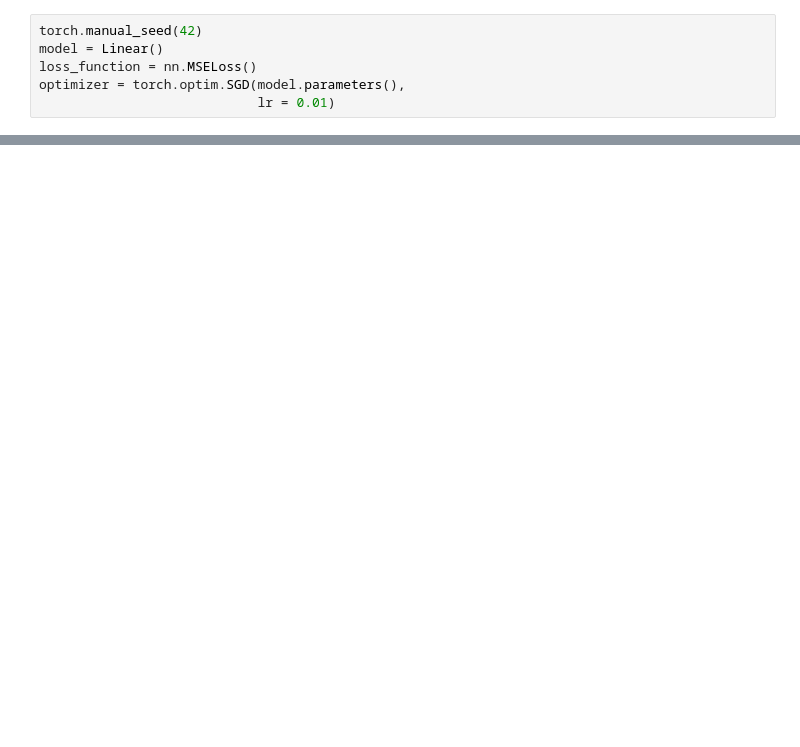
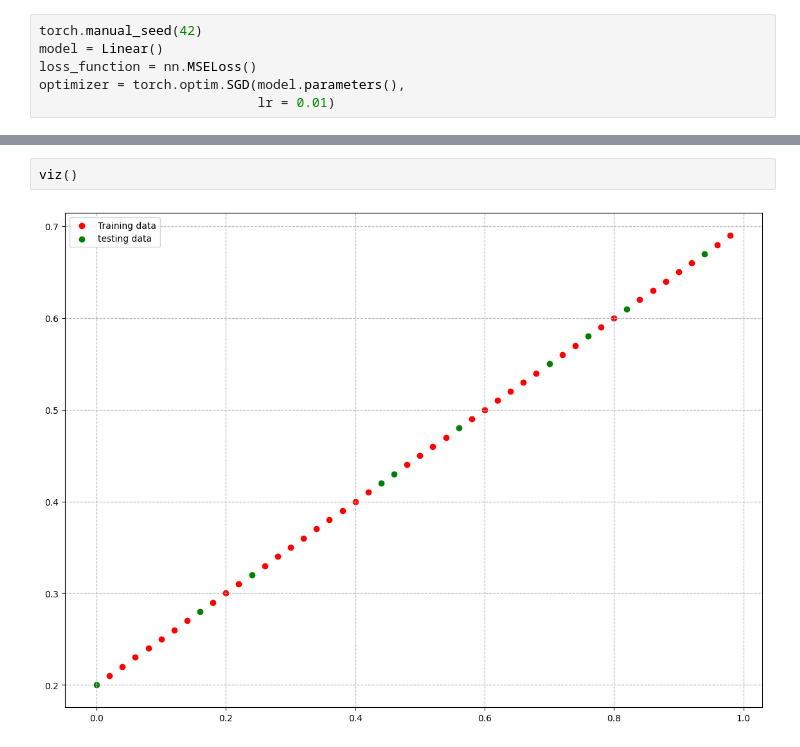
Before and after one commit to adeotti/Deep-Learning-Models, a Jupyter notebook: Linear_regression_model_3.ipynb, the cells around one changed output, grey strips where cells are left out. Saved outputs shown, nothing was run; the diff lists cells and outputs as text; blank space fills up the shorter version.

```diff
--- a/Linear_regression_model_3.ipynb
+++ b/Linear_regression_model_3.ipynb
@@ -64,0 +76,4 @@ for epoch in range(epoch):
+# %%
+viz()
+# %% [output]
+[figure, added]
```
Also changed, not shown: parts of 3 cells of this notebook.
